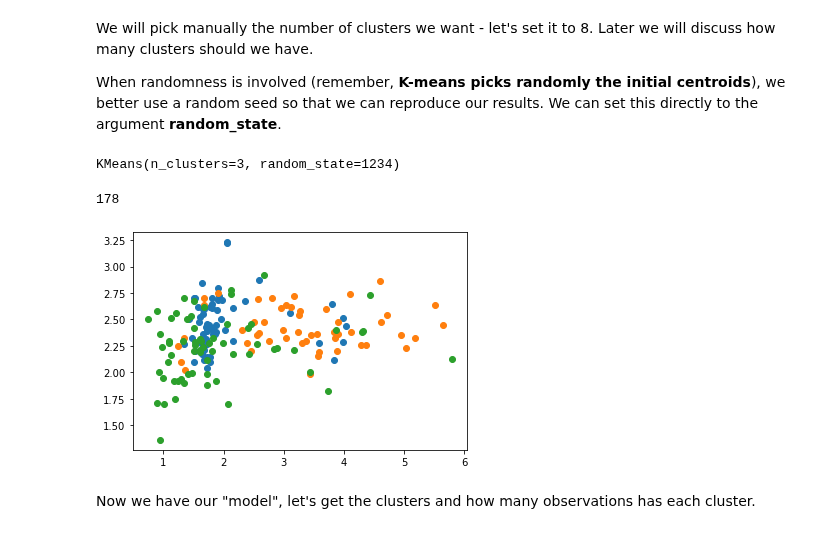
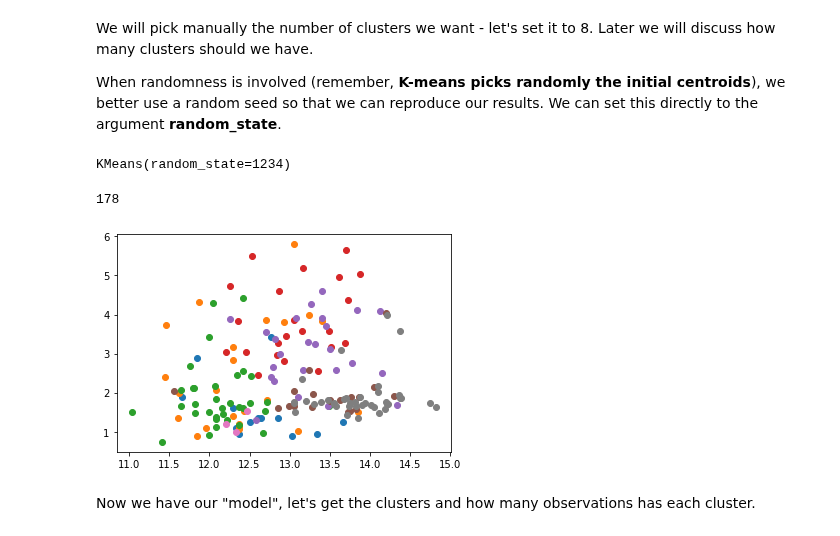
Before and after one commit to raafat-hantoush/IH_RH_DA_FT_OCT_2021, a Jupyter notebook: Class_Materials/Machine_Learning/Unsupervised_Learning/Notebook_Code_Along_KMeans_Structure.ipynb, the cells around one changed output. Saved outputs shown, nothing was run; the diff lists cells and outputs as text; code cells hidden in the pictures.

```diff
--- a/Class_Materials/Machine_Learning/Unsupervised_Learning/Notebook_Code_Along_KMeans_Structure.ipynb
+++ b/Class_Materials/Machine_Learning/Unsupervised_Learning/Notebook_Code_Along_KMeans_Structure.ipynb
@@ -126,10 +127,10 @@ We will pick manually the number of clusters we want - let's set it to 8. Later
 
 When randomness is involved (remember, **K-means picks randomly the initial centroids**), we better use a random seed so that we can reproduce our results. We can set this directly to the argument **random_state**.
 # %%
-kmeans = KMeans(n_clusters=3, random_state=1234)
+kmeans = KMeans(n_clusters=8, random_state=1234)
 kmeans.fit(X_scaled_df)
 # %% [output]
-KMeans(n_clusters=3, random_state=1234)
+KMeans(random_state=1234)
 # %%
 len(kmeans.labels_)
 # %% [output]
@@ -137,18 +138,18 @@ len(kmeans.labels_)
 # %%
 # assign a cluster to each example
 labels = kmeans.predict(X_scaled_df)
 # retrieve unique clusters
 clusters = np.unique(labels)
 # create scatter plot for samples from each cluster
 for cluster in clusters:
     # get row indexes for samples with this cluster
     row_ix = np.where(labels == cluster)
     # create scatter of these samples
-    pyplot.scatter(X.to_numpy()[row_ix, 1], X.to_numpy()[row_ix, 2])
+    pyplot.scatter(X.to_numpy()[row_ix, 0], X.to_numpy()[row_ix, 1])
     # show the plot
 pyplot.show()
 # %% [output]
-[figure, old version]
+[figure, new version]
 # %% [markdown]
 Now we have our "model", let's get the clusters and how many observations has each cluster.
 # %%
```
Also changed, not shown: parts of 4 cells of this notebook, 1 other file.
